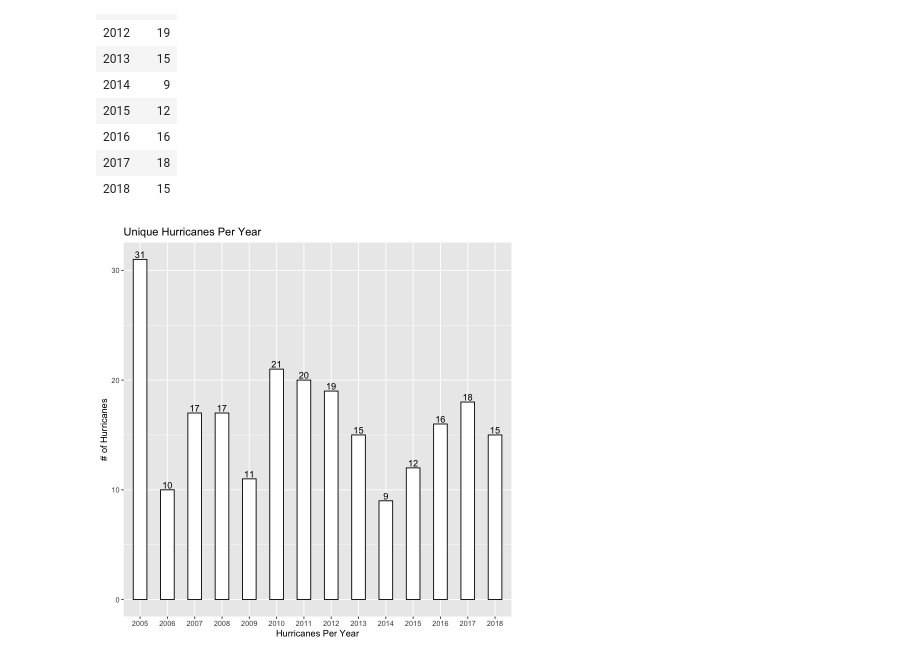
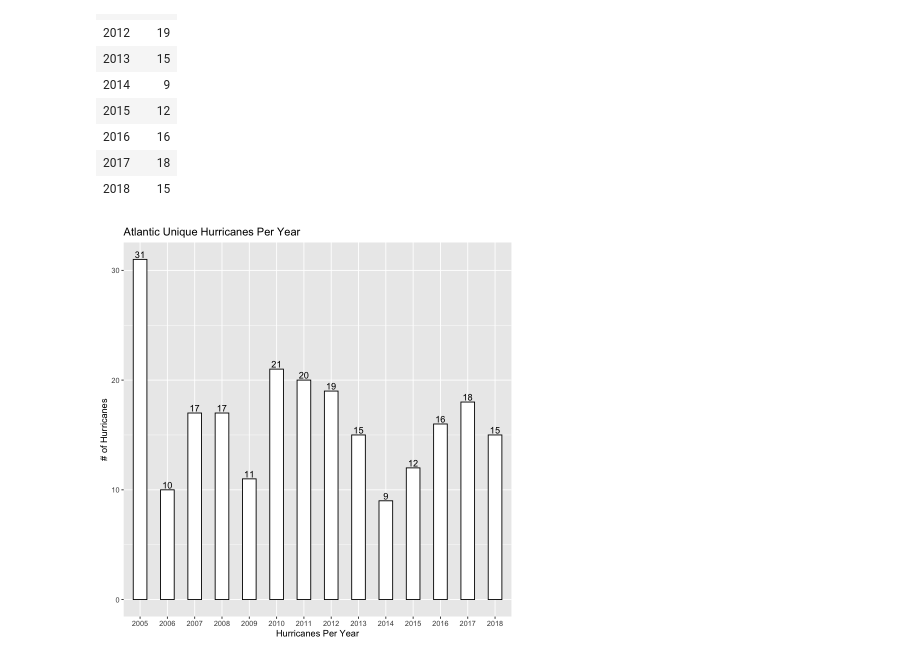
Before and after one commit to zoharsajith/CS424Project2, a Jupyter notebook: notebook-p.ipynb, the cells around one changed output. Cells and saved outputs as stored; diff of their text form; code cells hidden in the pictures.

```diff
--- a/notebook-p.ipynb
+++ b/notebook-p.ipynb
@@ -337,9 +280,9 @@ A data.frame: 14 × 2
 # %%
 plot2 <- ggplot(data= newyear, aes(x=Var1, y=Freq)) +
     geom_bar(stat="identity", width=.5, color="black", fill="white") +
-    ggtitle("Unique Hurricanes Per Year") +
+    ggtitle("Atlantic Unique Hurricanes Per Year") +
     labs(x = "Hurricanes Per Year", y = "# of Hurricanes") +
     geom_text(aes(label = Freq), position=position_dodge(width=.9), vjust=-.25)
 plot2
 # %% [output]
-[figure, old version]
+[figure, new version]
```
Also changed, not shown: parts of 14 cells of this notebook.
